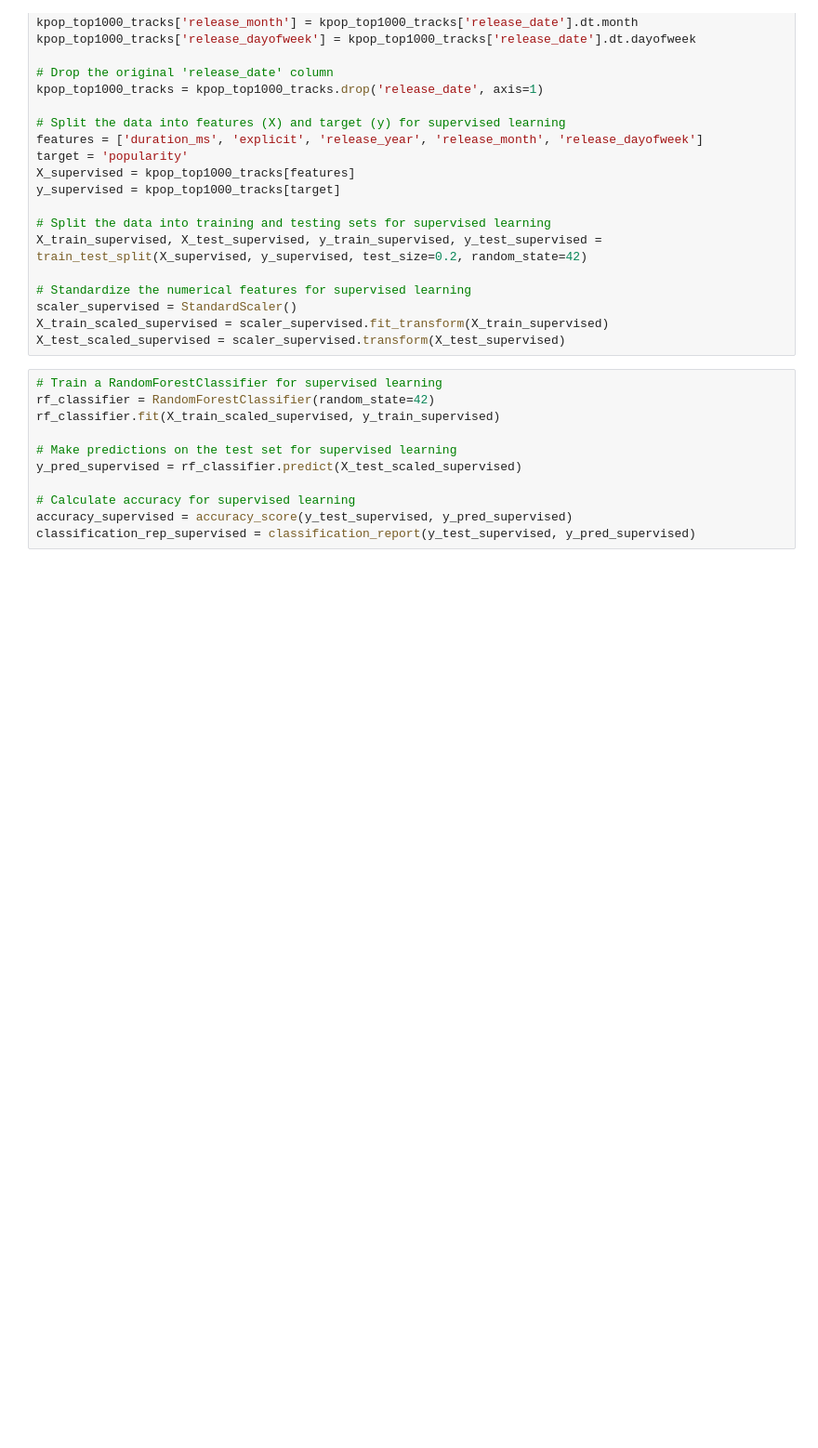
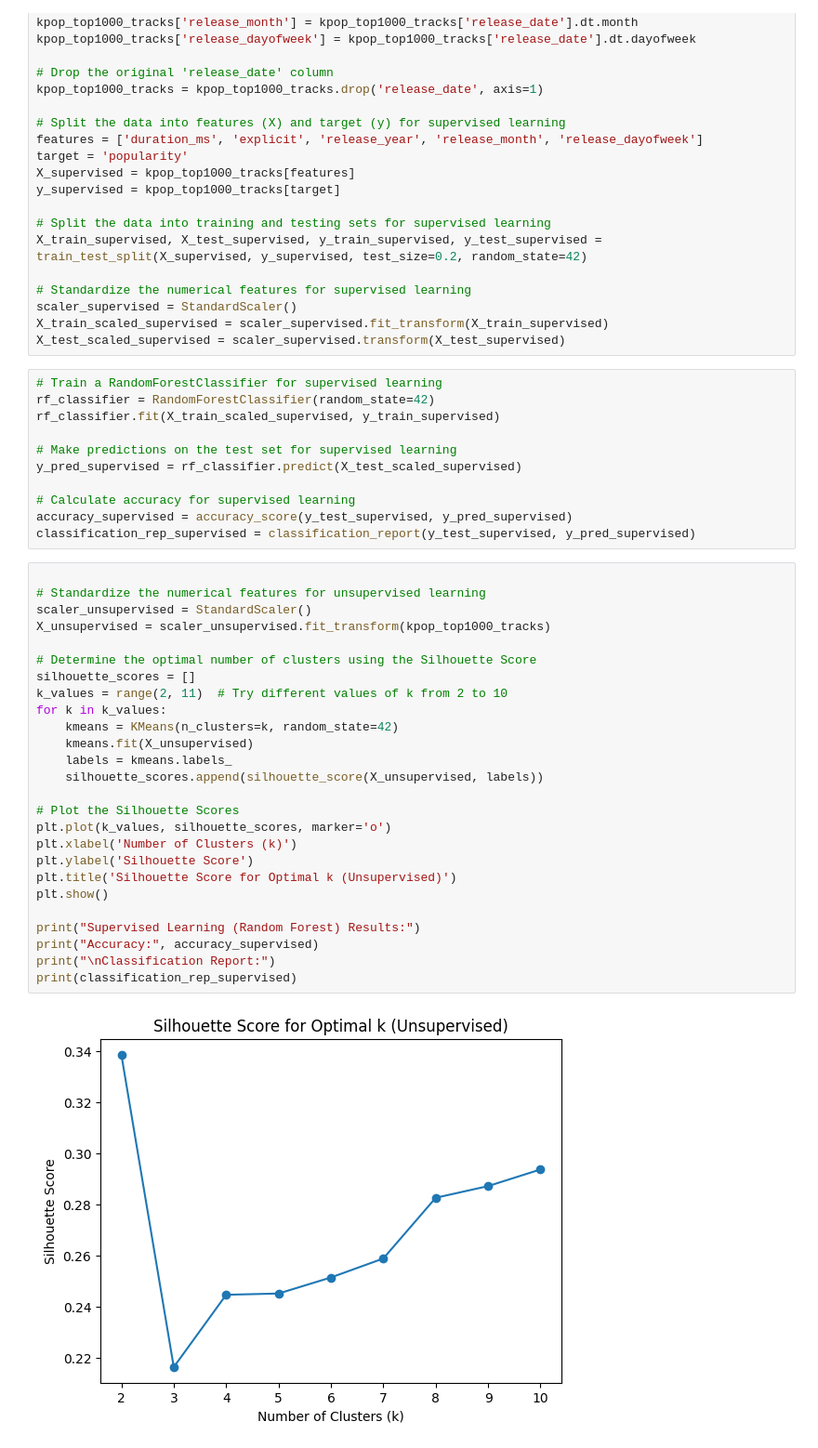
Before and after one commit to AryanRana07/Song-Popularity-Predictor, a Jupyter notebook: Comparitive_Analysis.ipynb, the cells around one changed output. Shown at 93% size. Cells and saved outputs as stored; diff of their text form; blank space fills up the shorter version.

Commit message:
K=Means and Silhouette Score

```diff
--- a/Comparitive_Analysis.ipynb
+++ b/Comparitive_Analysis.ipynb
@@ -58,3 +58,31 @@ y_pred_supervised = rf_classifier.predict(X_test_scaled_supervised)
 # Calculate accuracy for supervised learning
 accuracy_supervised = accuracy_score(y_test_supervised, y_pred_supervised)
 classification_rep_supervised = classification_report(y_test_supervised, y_pred_supervised)
+# %%
+
+# Standardize the numerical features for unsupervised learning
+scaler_unsupervised = StandardScaler()
+X_unsupervised = scaler_unsupervised.fit_transform(kpop_top1000_tracks)
+
+# Determine the optimal number of clusters using the Silhouette Score
+silhouette_scores = []
+k_values = range(2, 11)  # Try different values of k from 2 to 10
+for k in k_values:
+    kmeans = KMeans(n_clusters=k, random_state=42)
+    kmeans.fit(X_unsupervised)
+    labels = kmeans.labels_
+    silhouette_scores.append(silhouette_score(X_unsupervised, labels))
+
+# Plot the Silhouette Scores
+plt.plot(k_values, silhouette_scores, marker='o')
+plt.xlabel('Number of Clusters (k)')
+plt.ylabel('Silhouette Score')
+plt.title('Silhouette Score for Optimal k (Unsupervised)')
+plt.show()
+
+print("Supervised Learning (Random Forest) Results:")
+print("Accuracy:", accuracy_supervised)
+print("\nClassification Report:")
+print(classification_rep_supervised)
+# %% [output]
+[figure, added]
```
Also changed, not shown: parts of 1 cell of this notebook.
